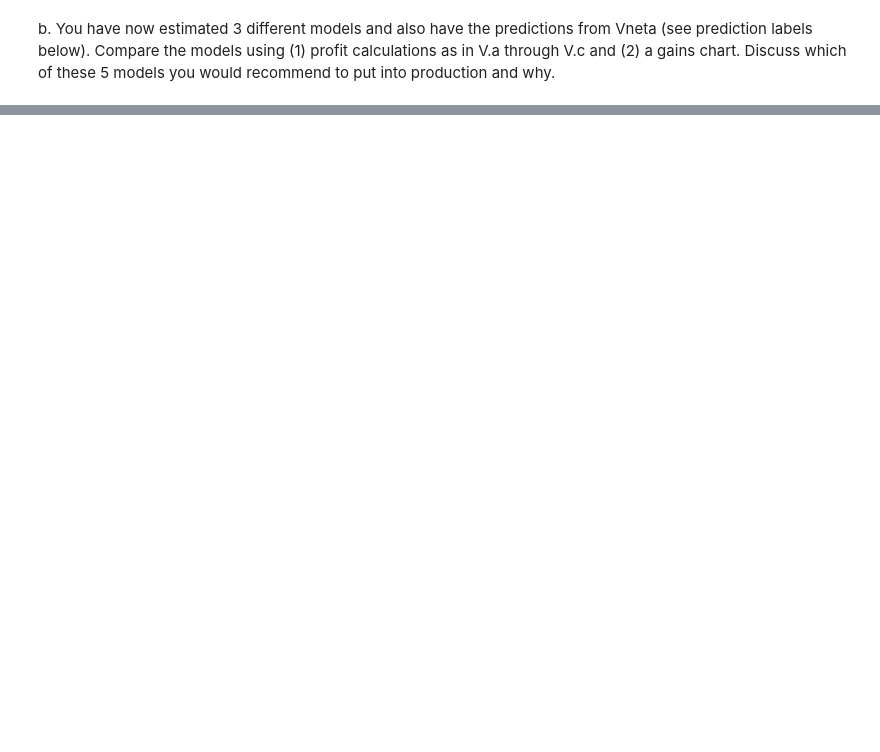
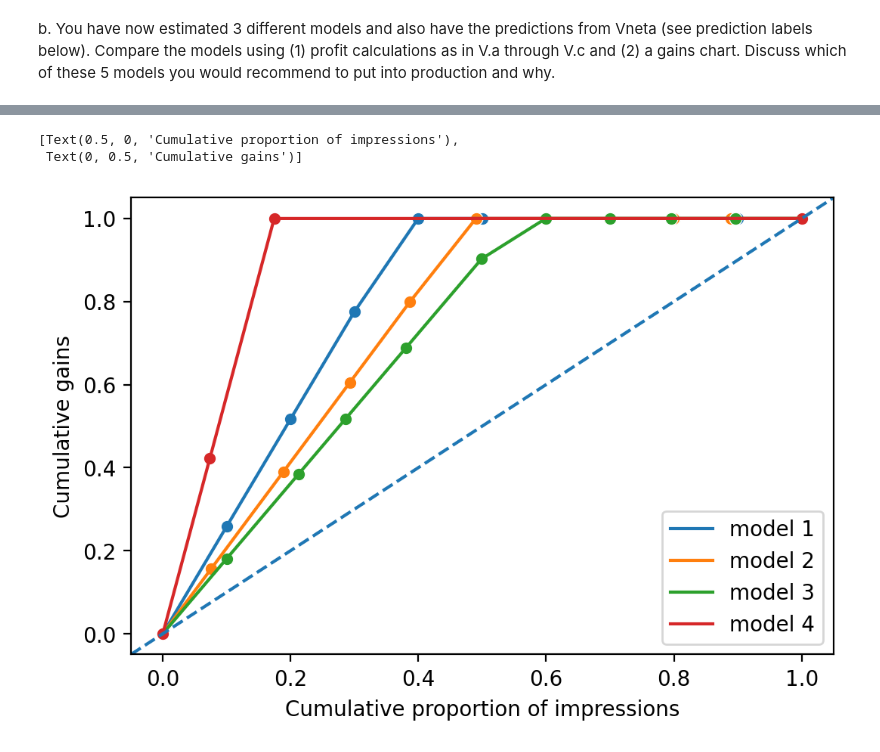
Before and after one commit to sauravjayan/TZ-Gaming-Optimal-Targeting-of-Mobile-Ads, a Jupyter notebook: tz-gaming.ipynb, the cells around one changed output, grey strips where cells are left out. Cells and saved outputs as stored; diff of their text form; code cells hidden in the pictures; blank space fills up the shorter version.

```diff
--- a/tz-gaming.ipynb
+++ b/tz-gaming.ipynb
@@ -690,0 +901,48 @@ chart. Discuss which of these 5 models you would recommend to put into productio
+# %%
+gmod_3 = gains(tz_gaming_test, mod_3, breakeven)
+# %%
+df = tz_gaming_test
+
+df['dec_vneta'] = rsm.xtile(df['click_vneta'],10, rev=True)
+
+dec_df_logit = df.groupby('dec_vneta')['target_vneta'].agg(['count','sum','mean']).reset_index()
+dec_df_logit.columns = ['dec_vneta','number of impressions','number of clicks','click-through rate']
+
+dec_df_logit['cum number of clicks'] = dec_df_logit['number of clicks'].cumsum()
+
+tot_clicks = sum(dec_df_logit['number of clicks'])
+tot_impressions = sum(dec_df_logit['number of impressions'])
+
+dec_df_logit['cum number of impressions'] = dec_df_logit['number of impressions'].cumsum()
+dec_df_logit['cum prop of impressions'] = dec_df_logit['cum number of impressions']/tot_impressions
+
+dec_df_logit['gains'] = dec_df_logit['number of clicks']/tot_clicks
+dec_df_logit['cum gains'] = dec_df_logit['cum number of clicks']/tot_clicks
+# %%
+plot_dat_1 = gmod_1[['dec_logit','cum prop of impressions','cum gains']]
+plot_dat_2 = gmod_2[['dec_logit','cum prop of impressions','cum gains']]
+plot_dat_3 = gmod_3[['dec_logit','cum prop of impressions','cum gains']]
+plot_dat_4 = dec_df_logit[['dec_vneta','cum prop of impressions','cum gains']]
+
+new_row = pd.DataFrame({'dec_logit':0, 'cum prop of impressions':0.0, 'cum gains':0.0}, index =[0])
+plot_dat_1 = pd.concat([new_row, plot_dat_1]).reset_index(drop = True)
+plot_dat_2 = pd.concat([new_row, plot_dat_2]).reset_index(drop = True)
+plot_dat_3 = pd.concat([new_row, plot_dat_3]).reset_index(drop = True)
+plot_dat_4 = pd.concat([new_row, plot_dat_4]).reset_index(drop = True)
+
+fig1 = sns.scatterplot(x='cum prop of impressions',y='cum gains',data=plot_dat_1)
+fig2 = sns.scatterplot(x='cum prop of impressions',y='cum gains',data=plot_dat_2)
+fig3 = sns.scatterplot(x='cum prop of impressions',y='cum gains',data=plot_dat_3)
+fig4 = sns.scatterplot(x='cum prop of impressions',y='cum gains',data=plot_dat_4)
+fig.set(xlabel='Cumulative proportion of impressions', ylabel='Cumulative gains')
+plt.plot(plot_dat_1['cum prop of impressions'], plot_dat_1['cum gains'], label = 'model 1')
+plt.plot(plot_dat_2['cum prop of impressions'], plot_dat_2['cum gains'], label = 'model 2')
+plt.plot(plot_dat_3['cum prop of impressions'], plot_dat_3['cum gains'], label = 'model 3')
+plt.plot(plot_dat_4['cum prop of impressions'], plot_dat_4['cum gains'], label = 'model 4')
+plt.legend()
+plt.axline((0,0),(1,1), linestyle='--')
+fig1.set(xlabel='Cumulative proportion of impressions', ylabel='Cumulative gains')
+# %% [output]
+[Text(0.5, 0, 'Cumulative proportion of impressions'),
+ Text(0, 0.5, 'Cumulative gains')]
+[figure, added]
```
Also changed, not shown: parts of 43 cells of this notebook.
